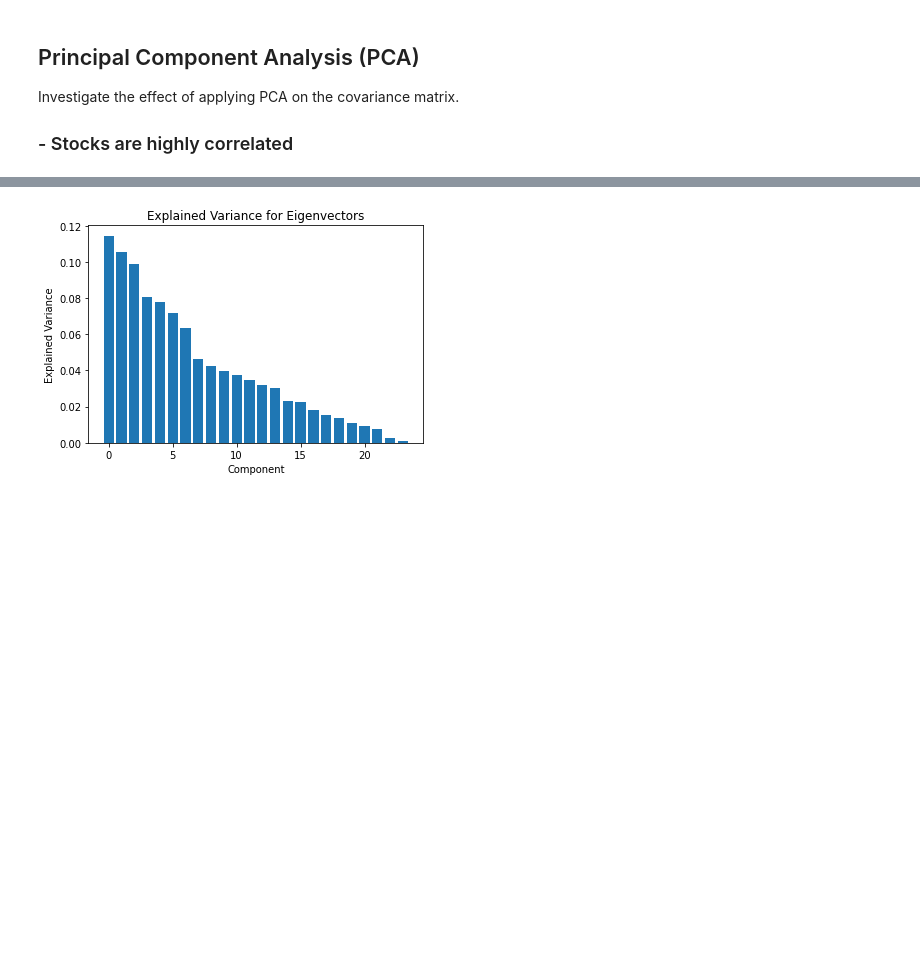
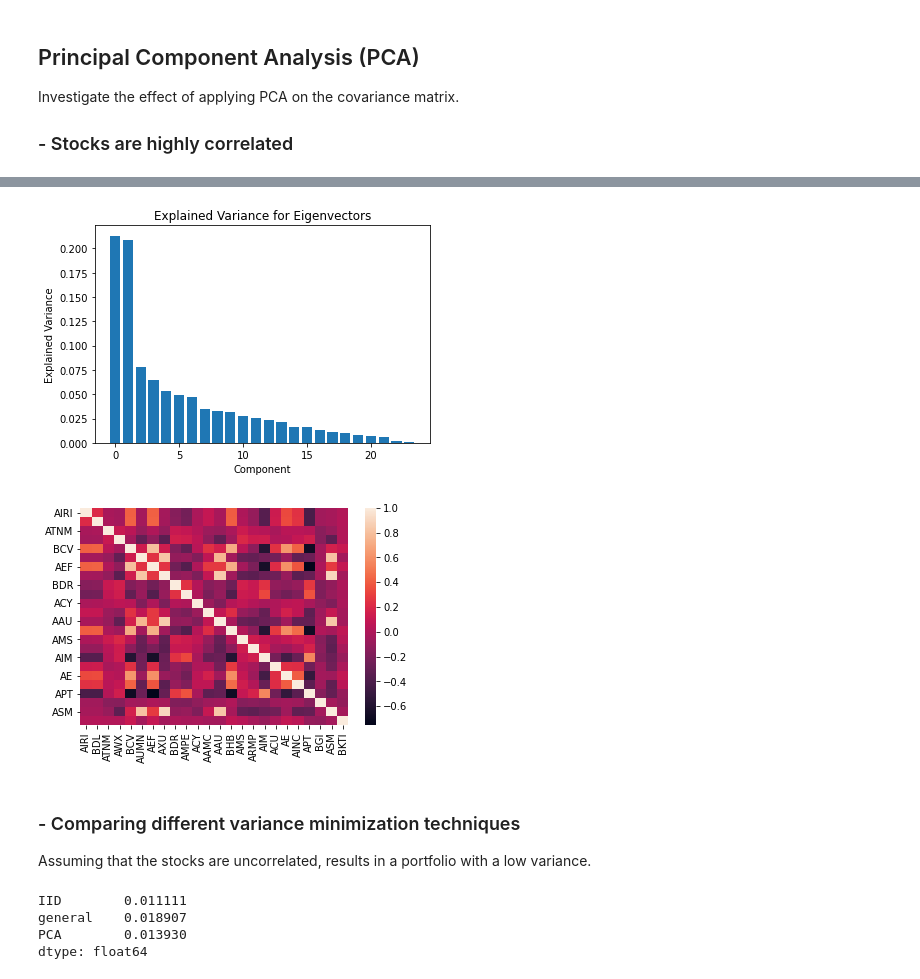
Before and after one commit to BartMelman/EfficientFrontier, a Jupyter notebook: main.ipynb, the cells around one changed output, grey strips where cells are left out. Saved outputs shown, nothing was run; the diff lists cells and outputs as text; code cells hidden in the pictures; blank space fills up the shorter version.

Commit message:
Add proofs of GMV, add comments to main.ipynb and compare different variance reduction techniques

```diff
--- a/main.ipynb
+++ b/main.ipynb
@@ -251,4 +251,5 @@ The is_first_col function was deprecated in Matplotlib 3.4 and will be removed t
 # %%
+Sigma = subsetStockReturns.cov()
 eigenValues, _ = np.linalg.eigh(Sigma)
 eigenValues = np.flip(eigenValues)
 explainedVariance = eigenValues / sum(eigenValues)
@@ -257,19 +258,17 @@ plt.title('Explained Variance for Eigenvectors');
 plt.xlabel('Component');
 plt.ylabel('Explained Variance');
 # %% [output]
-[figure, old version]
+[figure, new version]
-# %%
-def PCA(Sigma, numComponents):
-    eigenValues, eigenVectors = np.linalg.eigh(Sigma)
-    eigenValues = np.flip(eigenValues)
-    eigenValues[numComponents:] = 0
-    Q = np.flip(eigenVectors, 1)
-    D = np.diag(eigenValues)
-    ReducedSigma = np.matmul(np.matmul(Q, D), Q.T)
-    np.fill_diagonal(ReducedSigma, np.diag(Sigma))
-    return ReducedSigma
-
-numComponents = 1
-Sigma = returnsDF.cov()
-ReducedSigma = pd.DataFrame(PCA(Sigma, numComponents=numComponents), columns=Sigma.columns, index=Sigma.index)
-# ReducedSigma, Sigma
+# %%
+from gmv import PCA
+
+numComponents = 3
+Corr = subsetStockReturns.corr()
+ReducedCorr = pd.DataFrame(PCA(Corr, numComponents=numComponents), columns=Sigma.columns, index=Sigma.index)
+sns.heatmap(ReducedCorr.corr());
+# %% [output]
+[figure, added]
+# %% [markdown]
+### - Comparing different variance minimization techniques
+
+Assuming that the stocks are uncorrelated, results in a portfolio with a low variance.
@@ -275,0 +297,8 @@ ReducedSigma = pd.DataFrame(PCA(Sigma, numComponents=numComponents), columns=Sig
+# %%
+portfolioVolatility = pd.DataFrame(lst, columns=methods).pow(2).mean().pow(0.5)
+portfolioVolatility
+# %% [output]
+IID        0.011111
+general    0.018907
+PCA        0.013930
+dtype: float64
```
Also changed, not shown: parts of 3 cells of this notebook, 3 other files.
